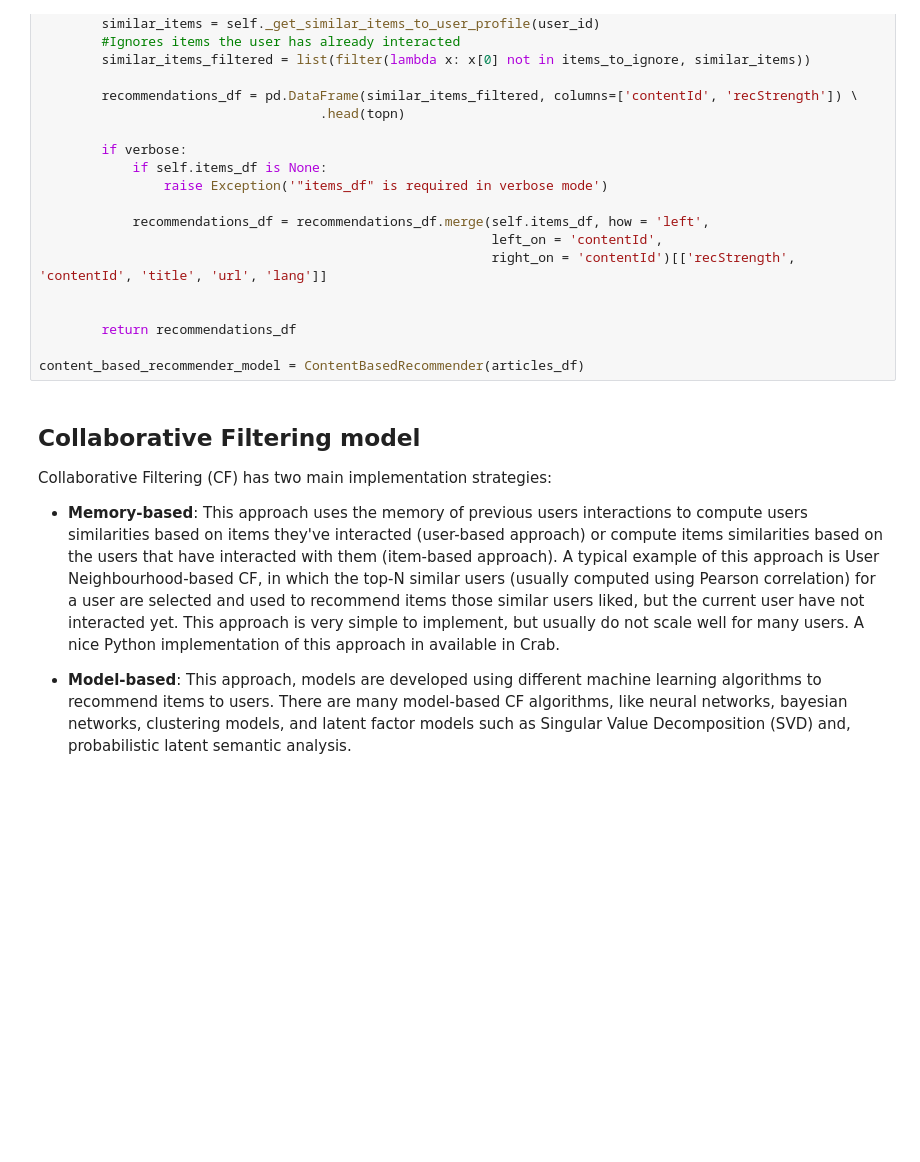
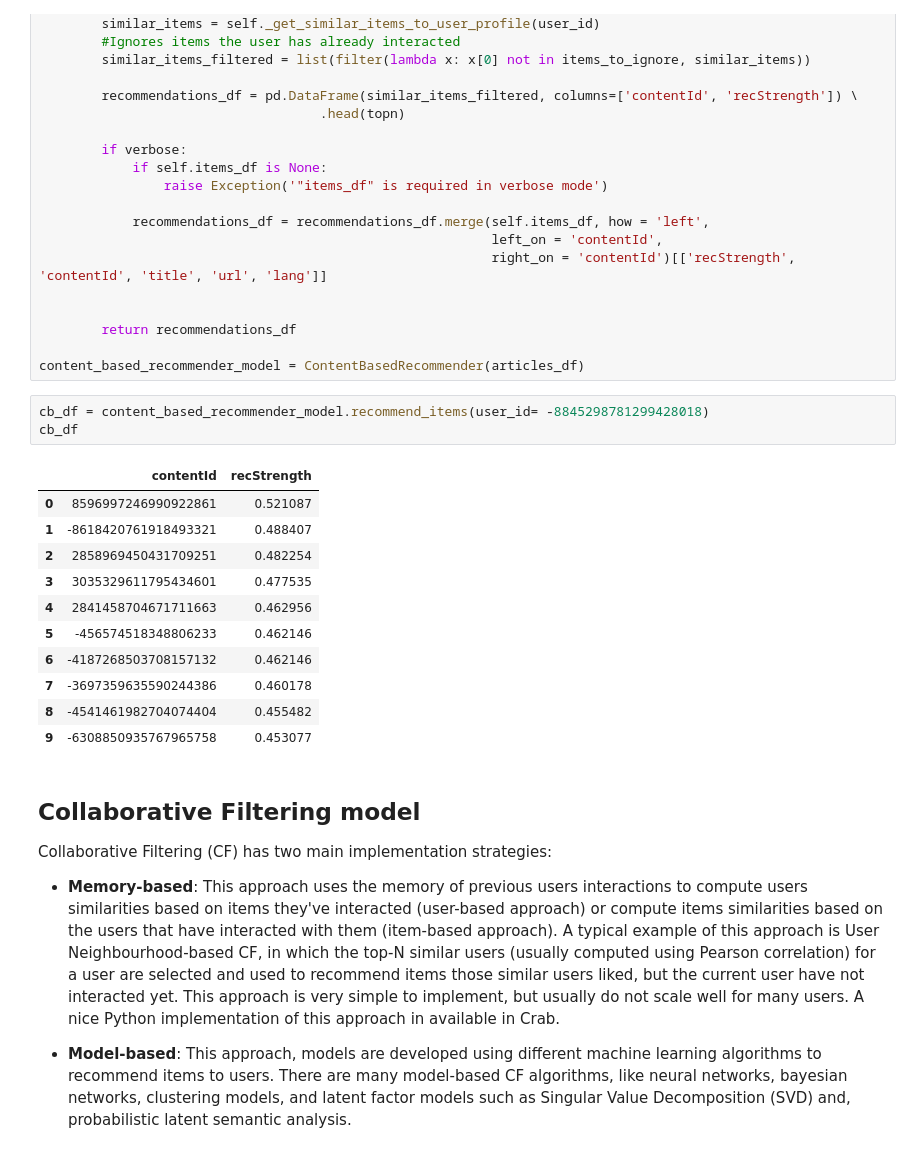
Before and after one commit to salma71/MSDS_SU2020, a Jupyter notebook: Recommender_system612/week_2/Project_2.ipynb, the cells around one changed output. Cells and saved outputs as stored; diff of their text form; blank space fills up the shorter version.

```diff
--- a/Recommender_system612/week_2/Project_2.ipynb
+++ b/Recommender_system612/week_2/Project_2.ipynb
@@ -349,6 +349,21 @@ class ContentBasedRecommender:
         return recommendations_df
 
 content_based_recommender_model = ContentBasedRecommender(articles_df)
+# %%
+cb_df = content_based_recommender_model.recommend_items(user_id= -8845298781299428018)
+cb_df
+# %% [output]
+|  | contentId | recStrength |
+| 0 | 8596997246990922861 | 0.521087 |
+| 1 | -8618420761918493321 | 0.488407 |
+| 2 | 2858969450431709251 | 0.482254 |
+| 3 | 3035329611795434601 | 0.477535 |
+| 4 | 2841458704671711663 | 0.462956 |
+| 5 | -456574518348806233 | 0.462146 |
+| 6 | -4187268503708157132 | 0.462146 |
+| 7 | -3697359635590244386 | 0.460178 |
+| 8 | -4541461982704074404 | 0.455482 |
+| 9 | -6308850935767965758 | 0.453077 |
 # %% [markdown]
 ## Collaborative Filtering model
 
```
Also changed, not shown: parts of 4 cells of this notebook.
